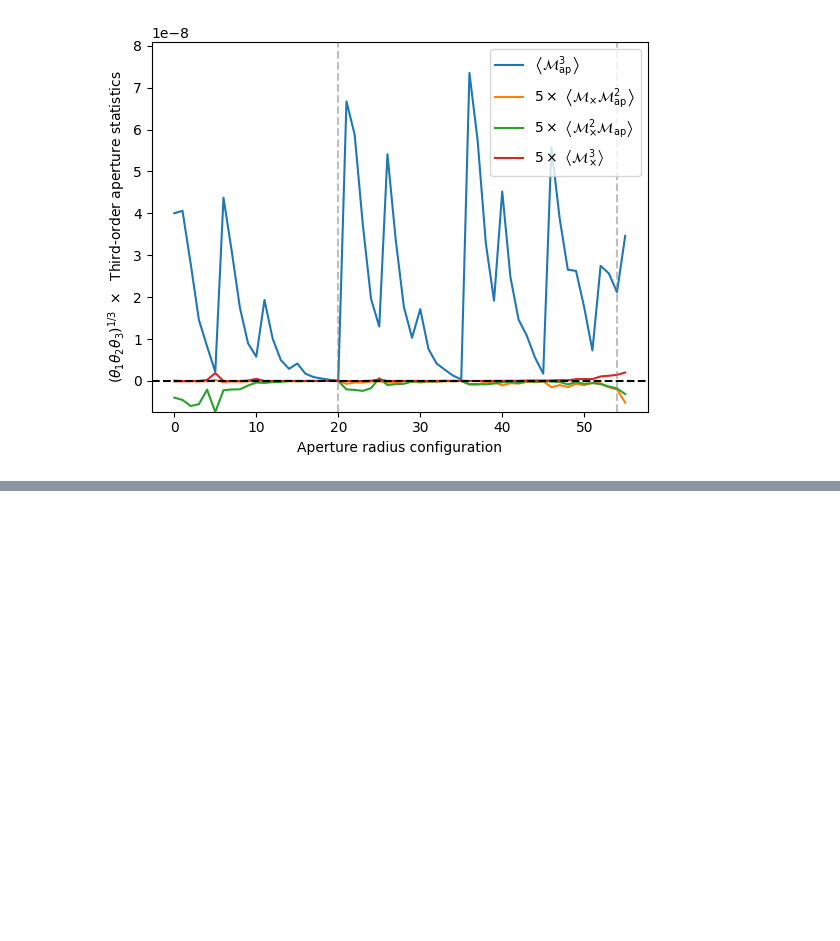
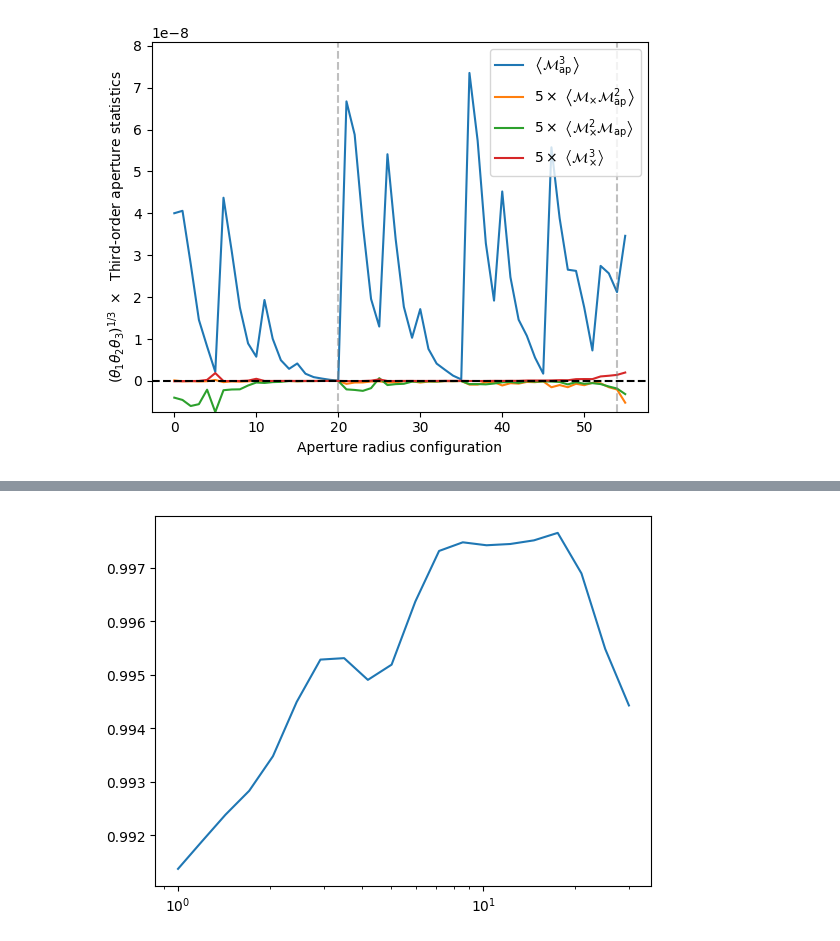
Before and after one commit to lporth93/orpheus, a Jupyter notebook: docs/source/notebooks/GGG_tutorial_basic.ipynb, the cells around one changed output, grey strips where cells are left out. Cells and saved outputs as stored; diff of their text form; code cells hidden in the pictures; blank space fills up the shorter version.

```diff
--- a/docs/source/notebooks/GGG_tutorial_basic.ipynb
+++ b/docs/source/notebooks/GGG_tutorial_basic.ipynb
@@ -111,9 +114,9 @@ The integral transormation between the shear 3PCF and the third-order aperture s
 
 * Furthermore, the binning should be sufficiently fine, i.e. the value of the `GGGCorrelation.binsize` attribute should be less than `0.1` for an accuracy of about one per cent.
 # %%
-mapradii = np.geomspace(1,30,20)
-mapradii_multi = np.geomspace(1,32,6)
+apradii = np.geomspace(1,30,20)
+apradii_multi = np.geomspace(1,32,6)
 # %%
 %%time
-map3 = threepcf.computeMap3(mapradii)
+map3 = threepcf.computeMap3(apradii)
 # %% [output]
@@ -161,3 +164,14 @@ plt.show()
 # %% [output]
 [figure]
 [figure]
+# %%
+import treecorr
+
+tccat = treecorr.Catalog(x=shapecat.pos1, y=shapecat.pos2, g1=shapecat.tracer_1, g2=shapecat.tracer_2)
+tcggg = treecorr.GGGCorrelation(min_sep=threepcf.min_sep, max_sep=threepcf.max_sep, bin_size=0.1, max_n=threepcf.nmax,
+                                bin_slop=1., angle_slop=0.1, bin_type="LogMultipole", num_threads=threepcf.nthreads)
+tcggg.process(tccat)
+# %%
+tcgggsas = tcggg.toSAS()
+tcmap3 = tcgggsas.calculateMap3(R=apradii)
+treecorr.__version__
@@ -163,0 +184,69 @@ plt.show()
+# %%
+tcggg.gam0[...,30].real
+threepcf.npcf_multipoles.shape
+threepcf.rmin_pixsize
+
+plt.semilogx(apradii, tcmap3[0]/map3[0,0].real)
+plt.show()
+
+elb1=55; elb2=55
+
+plt.plot(tcgggsas.phi1d, tcgggsas.gam0r[elb1,elb2], 'b-',label="Treecorr")
+plt.plot(tcgggsas.phi1d, tcgggsas.gam0i[elb1,elb2], 'b--')
+plt.plot(threepcf.phi[:50], -threepcf.npcf[0,0,elb1,elb2][:50].real, 'r-',label="Orpheus")
+plt.plot(threepcf.phi[:50], -threepcf.npcf[0,0,elb1,elb2][:50].imag, 'r--')
+plt.legend()
+plt.show()
+plt.plot(tcgggsas.phi1d, tcgggsas.gam1r[elb1,elb2], 'b-',label="Treecorr")
+plt.plot(tcgggsas.phi1d, tcgggsas.gam1i[elb1,elb2], 'b--')
+plt.plot(threepcf.phi[:50], -threepcf.npcf[1,0,elb1,elb2][:50].real, 'r-',label="Orpheus")
+plt.plot(threepcf.phi[:50], -threepcf.npcf[1,0,elb1,elb2][:50].imag, 'r--')
+plt.legend()
+plt.show()
+plt.plot(tcgggsas.phi1d, tcgggsas.gam3r[elb1,elb2], 'b-',label="Treecorr")
+plt.plot(tcgggsas.phi1d, tcgggsas.gam3i[elb1,elb2], 'b--')
+plt.plot(threepcf.phi[:50], -threepcf.npcf[2,0,elb1,elb2][:50].real, 'r-',label="Orpheus")
+plt.plot(threepcf.phi[:50], -threepcf.npcf[2,0,elb1,elb2][:50].imag, 'r--')
+plt.legend()
+plt.show()
+plt.plot(tcgggsas.phi1d, tcgggsas.gam2r[elb1,elb2], 'b-',label="Treecorr")
+plt.plot(tcgggsas.phi1d, tcgggsas.gam2i[elb1,elb2], 'b--')
+plt.plot(threepcf.phi[:50], -threepcf.npcf[3,0,elb1,elb2][:50].real, 'r-',label="Orpheus")
+plt.plot(threepcf.phi[:50], -threepcf.npcf[3,0,elb1,elb2][:50].imag, 'r--')
+plt.legend()
+plt.show()
+
+
+_diff = np.abs(threepcf.phi[:50,np.newaxis]-tcgggsas.phi1d[np.newaxis,:])
+np.argsort(_diff,axis=None)
+_diff.flatten()[520]
+_diff[520//30,520%30]
+
+plt.semilogx(threepcf.bin_centers_mean, threepcf.bin_centers_mean*np.asarray([threepcf.npcf[0,0,elb,elb,17].real for elb in range(58)]), 'r-', label='Orpheus')
+plt.semilogx(threepcf.bin_centers_mean, threepcf.bin_centers_mean*np.asarray([threepcf.npcf[0,0,elb,elb,17].imag for elb in range(58)]), 'r--')
+plt.semilogx(tcgggsas.rnom1d, -tcgggsas.rnom1d*np.asarray([tcgggsas.gam0r[elb,elb,10] for elb in range(58)]), 'b-', label='Treecorr')
+plt.semilogx(tcgggsas.rnom1d, -tcgggsas.rnom1d*np.asarray([tcgggsas.gam0i[elb,elb,10] for elb in range(58)]), 'b--')
+plt.legend()
+plt.show()
+plt.semilogx(threepcf.bin_centers_mean, threepcf.bin_centers_mean*np.asarray([threepcf.npcf[1,0,elb,elb,17].real for elb in range(58)]), 'r-', label='Orpheus')
+plt.semilogx(threepcf.bin_centers_mean, threepcf.bin_centers_mean*np.asarray([threepcf.npcf[1,0,elb,elb,17].imag for elb in range(58)]), 'r--')
+plt.semilogx(tcgggsas.rnom1d, -tcgggsas.rnom1d*np.asarray([tcgggsas.gam1r[elb,elb,10] for elb in range(58)]), 'b-', label='Treecorr')
+plt.semilogx(tcgggsas.rnom1d, -tcgggsas.rnom1d*np.asarray([tcgggsas.gam1i[elb,elb,10] for elb in range(58)]), 'b--')
+plt.legend()
+plt.show()
+plt.semilogx(threepcf.bin_centers_mean, threepcf.bin_centers_mean*np.asarray([threepcf.npcf[2,0,elb,elb,17].real for elb in range(58)]), 'r-', label='Orpheus')
+plt.semilogx(threepcf.bin_centers_mean, threepcf.bin_centers_mean*np.asarray([threepcf.npcf[2,0,elb,elb,17].imag for elb in range(58)]), 'r--')
+plt.semilogx(tcgggsas.rnom1d, -tcgggsas.rnom1d*np.asarray([tcgggsas.gam3r[elb,elb,10] for elb in range(58)]), 'b-', label='Treecorr')
+plt.semilogx(tcgggsas.rnom1d, -tcgggsas.rnom1d*np.asarray([tcgggsas.gam3i[elb,elb,10] for elb in range(58)]), 'b--')
+plt.legend()
+plt.show()
+plt.semilogx(threepcf.bin_centers_mean, threepcf.bin_centers_mean*np.asarray([threepcf.npcf[3,0,elb,elb,17].real for elb in range(58)]), 'r-', label='Orpheus')
+plt.semilogx(threepcf.bin_centers_mean, threepcf.bin_centers_mean*np.asarray([threepcf.npcf[3,0,elb,elb,17].imag for elb in range(58)]), 'r--')
+plt.semilogx(tcgggsas.rnom1d, -tcgggsas.rnom1d*np.asarray([tcgggsas.gam2r[elb,elb,10] for elb in range(58)]), 'b-', label='Treecorr')
+plt.semilogx(tcgggsas.rnom1d, -tcgggsas.rnom1d*np.asarray([tcgggsas.gam2i[elb,elb,10] for elb in range(58)]), 'b--')
+plt.legend()
+plt.show()
+
+threepcf.phi[17],tcgggsas.phi1d[10]
+# %% [output]
+[figure, added]
```
Also changed, not shown: parts of 29 cells of this notebook, 12 other files.
